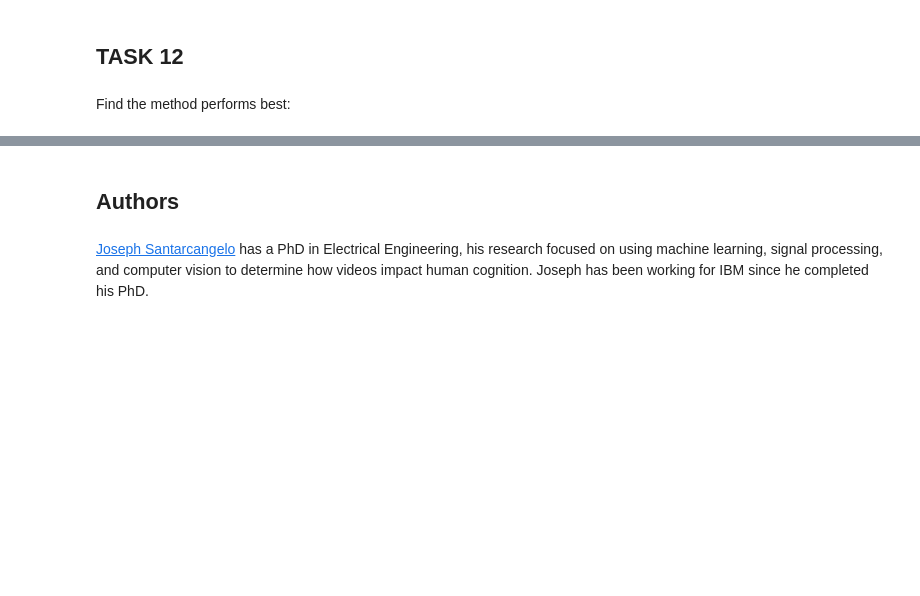
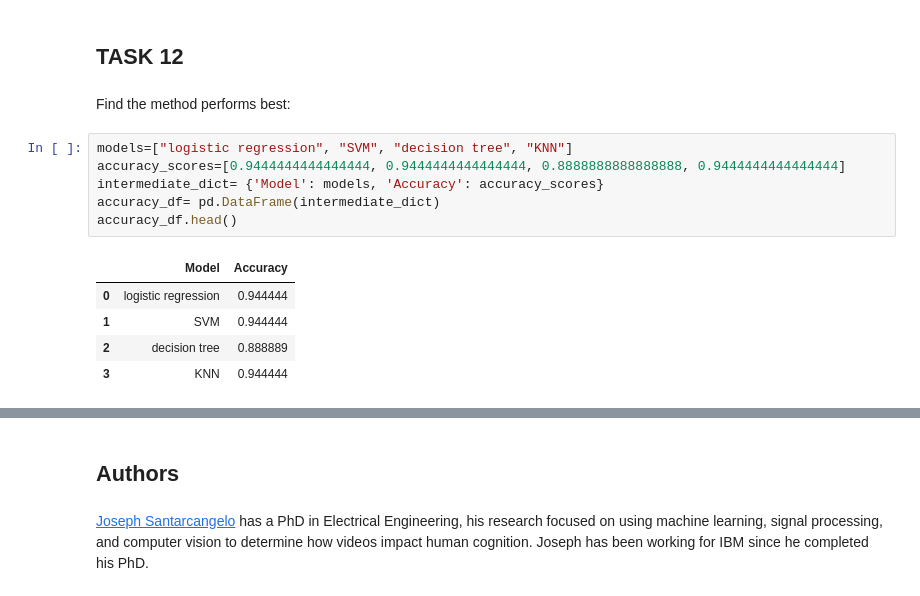
Before and after one commit to harry-z-huang/IBM-data-sci-capstone, a Jupyter notebook: classification space x with machine learning.ipynb, the cells around one changed output, grey strips where cells are left out. Saved outputs shown, nothing was run; the diff lists cells and outputs as text; blank space fills up the shorter version.

```diff
--- a/classification space x with machine learning.ipynb
+++ b/classification space x with machine learning.ipynb
@@ -344,3 +344,15 @@ plot_confusion_matrix(Y_test,yhat)
 ## TASK  12
 # %% [markdown]
 Find the method performs best:
+# %%
+models=["logistic regression", "SVM", "decision tree", "KNN"]
+accuracy_scores=[0.9444444444444444, 0.9444444444444444, 0.8888888888888888, 0.9444444444444444]
+intermediate_dict= {'Model': models, 'Accuracy': accuracy_scores}
+accuracy_df= pd.DataFrame(intermediate_dict)
+accuracy_df.head()
+# %% [output]
+|  | Model | Accuracy |
+| 0 | logistic regression | 0.944444 |
+| 1 | SVM | 0.944444 |
+| 2 | decision tree | 0.888889 |
+| 3 | KNN | 0.944444 |
```
Also changed, not shown: parts of 2 cells of this notebook, 5 other files.
